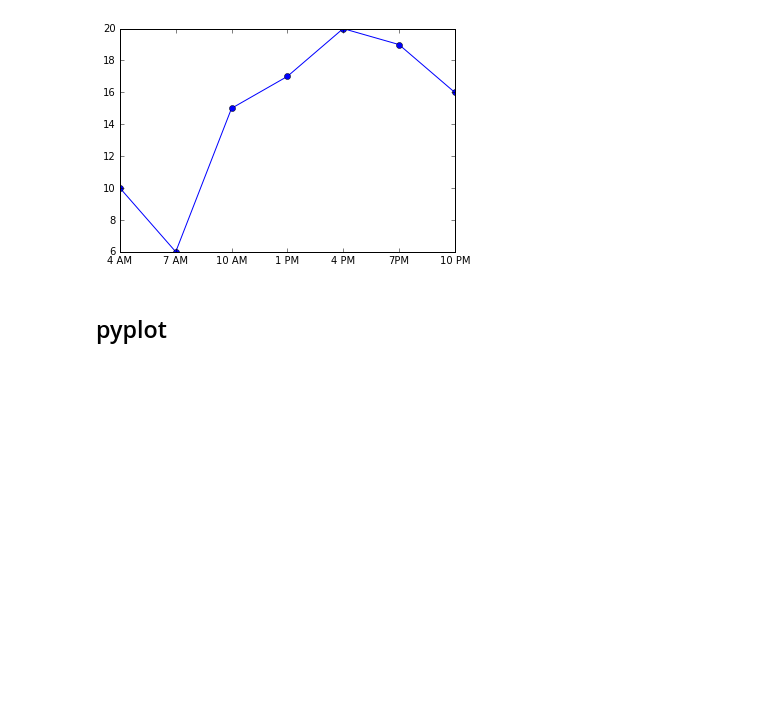
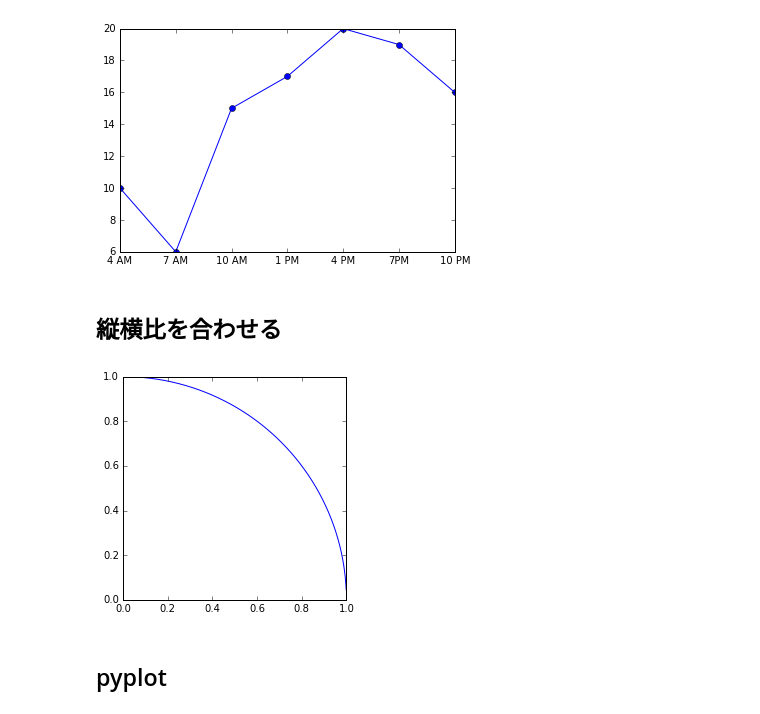
Before and after one commit to phasetr/mathcodes, a Jupyter notebook: jupyter/math_simple_graph.ipynb, the cells around one changed output. Cells and saved outputs as stored; diff of their text form; code cells hidden in the pictures; blank space fills up the shorter version.

Commit message:
Add a graph code for adjusting aspect ratio

```diff
--- a/jupyter/math_simple_graph.ipynb
+++ b/jupyter/math_simple_graph.ipynb
@@ -152,6 +152,24 @@ plt.xticks(time_interval, time_of_day)
 plt.show()
 # %% [output]
 [figure]
+# %% [markdown]
+## 縦横比を合わせる
+# %%
+%matplotlib inline
+import numpy as np
+import matplotlib.pyplot as plt
+
+def draw_quadrant():
+    """四分円の円周を描画"""
+    circle_x = np.arange(0,1,0.001)
+    circle_y = np.sqrt(1- circle_x * circle_x)
+    plt.plot(circle_x, circle_y)
+    plt.gca().set_aspect('equal', adjustable='box')
+    plt.show()
+
+draw_quadrant()
+# %% [output]
+[figure, added]
 # %% [markdown]
 ## pyplot
 # %%
```
